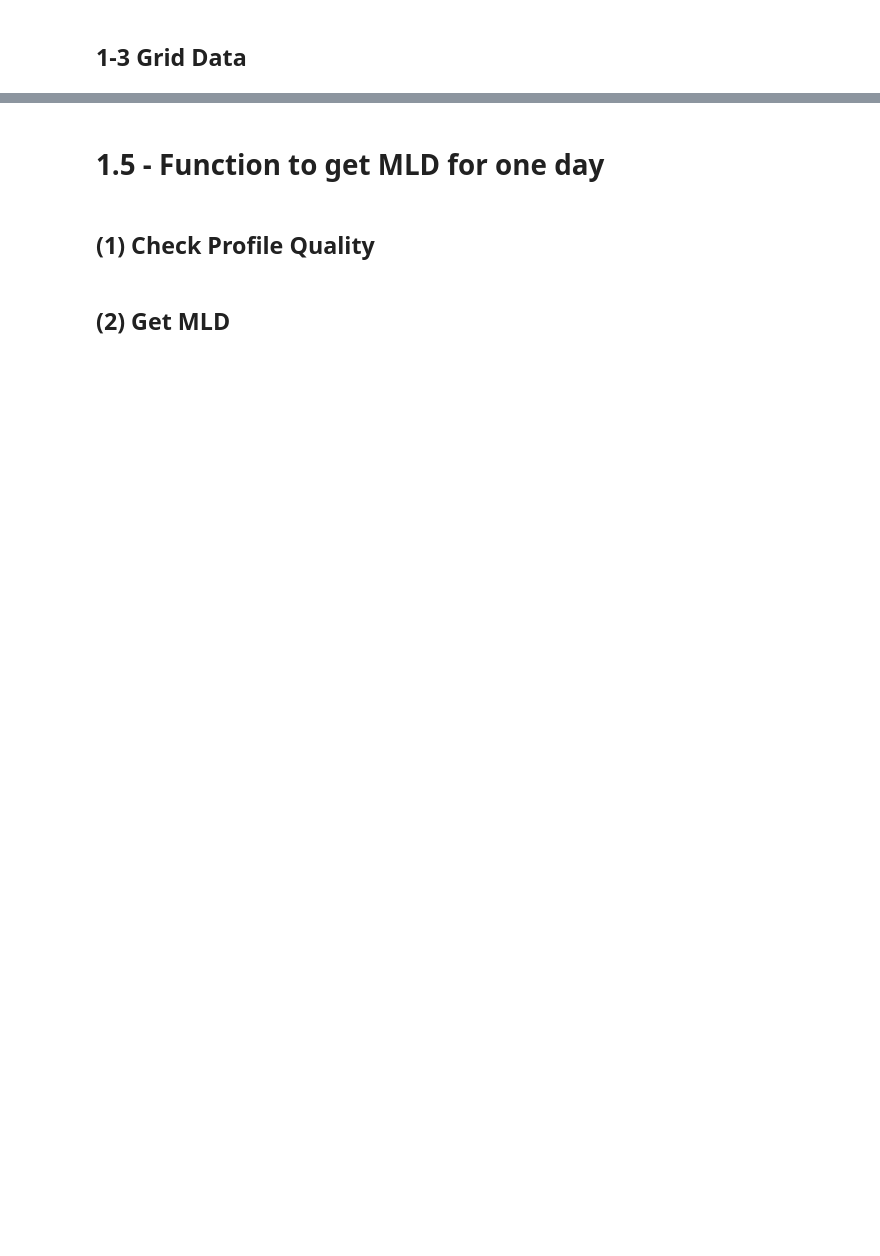
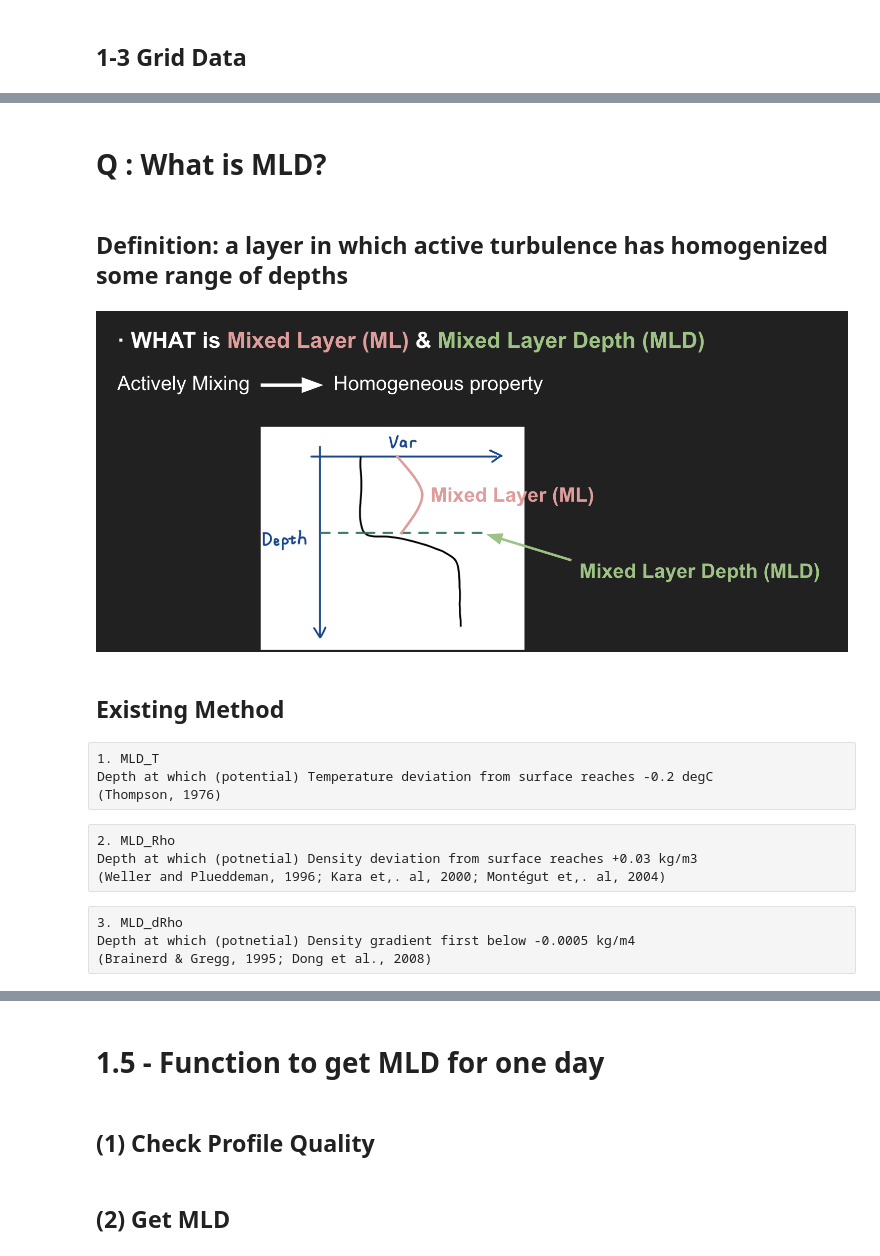
Before and after one commit to JerryLIU-Junzhe/rces-final-project, a Jupyter notebook: rces_final_project.ipynb, the cells around one changed output, grey strips where cells are left out. Cells and saved outputs as stored; diff of their text form; code cells hidden in the pictures; blank space fills up the shorter version.

```diff
--- a/rces_final_project.ipynb
+++ b/rces_final_project.ipynb
@@ -350,0 +397,23 @@ for name in col_names[3:]:
+# %% [markdown]
+# Q : What is MLD?
+# %% [markdown]
+## Definition: a layer in which active turbulence has homogenized some range of depths
+# %%
+figpath = '/home/jovyan/github/rces-final-project/Figures/MLD_cartoon.png'
+display.Image(figpath)
+# %% [output]
+[figure, added]
+# %% [markdown]
+## Existing Method
+# %% [raw]
+1. MLD_T
+Depth at which (potential) Temperature deviation from surface reaches -0.2 degC
+(Thompson, 1976)
+# %% [raw]
+2. MLD_Rho
+Depth at which (potnetial) Density deviation from surface reaches +0.03 kg/m3
+(Weller and Plueddeman, 1996; Kara et,. al, 2000; Montégut et,. al, 2004)
+# %% [raw]
+3. MLD_dRho
+Depth at which (potnetial) Density gradient first below -0.0005 kg/m4
+(Brainerd & Gregg, 1995; Dong et al., 2008)
```
Also changed, not shown: parts of 53 cells of this notebook.
